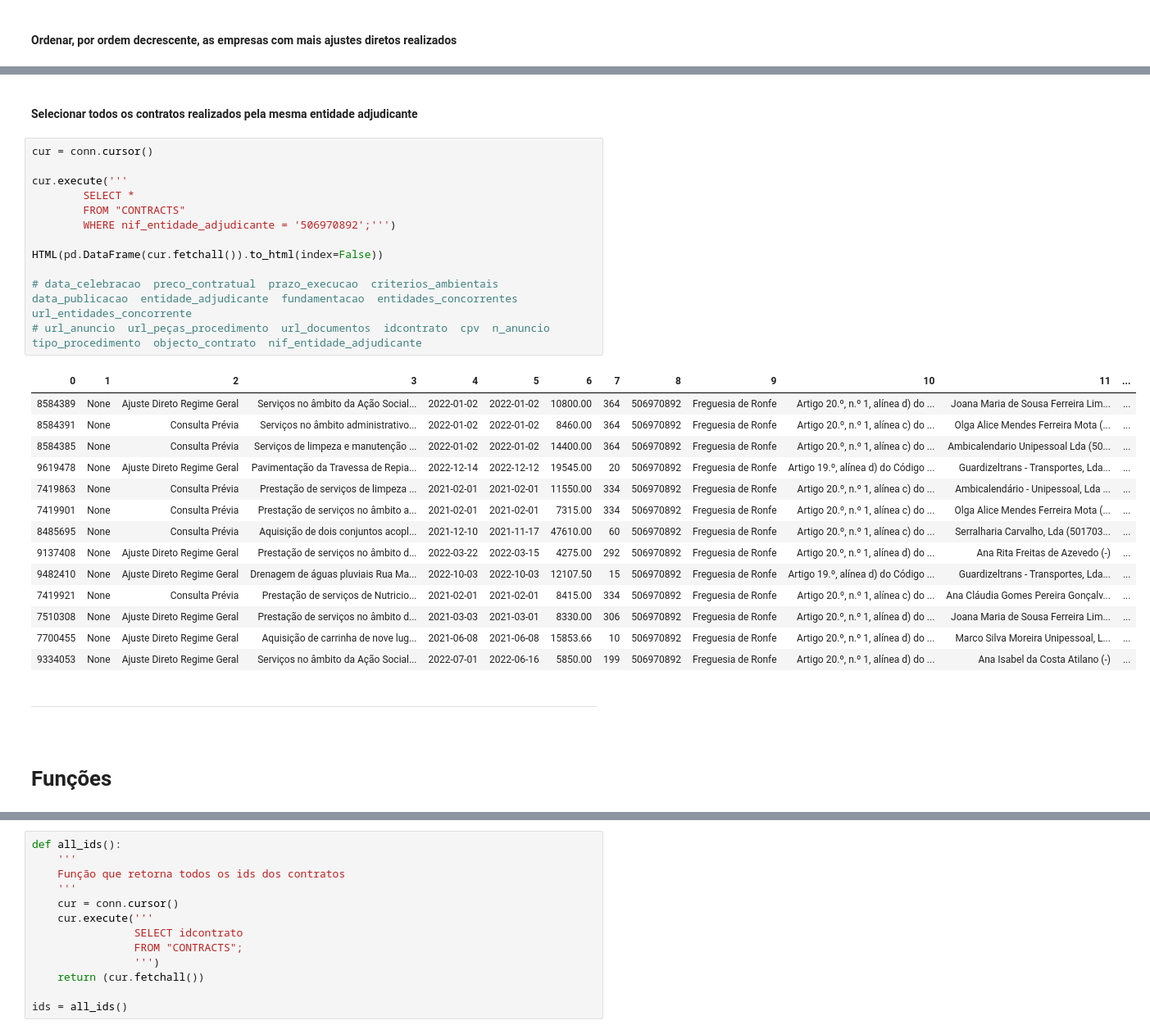
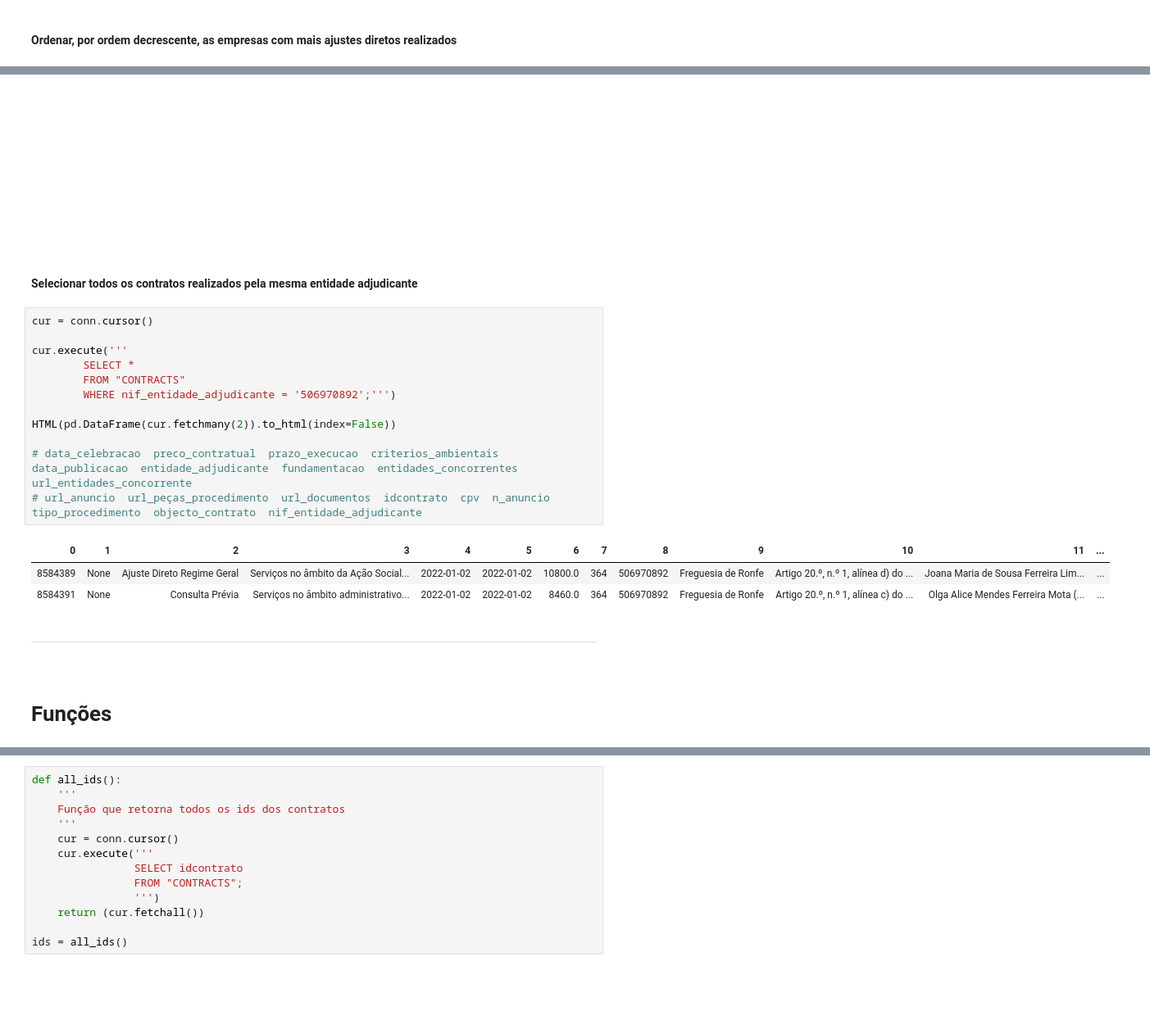
Before and after one commit to francisco-vpereira/ForceraIntership, a Jupyter notebook: forcera/scripts/contratos.ipynb, the cells around one changed output, grey strips where cells are left out. Shown at 82% size. Cells and saved outputs as stored; diff of their text form; blank space fills up the shorter version.

```diff
--- a/forcera/scripts/contratos.ipynb
+++ b/forcera/scripts/contratos.ipynb
@@ -161,37 +342,44 @@ HTML(pd.DataFrame(cur.fetchmany(10)).to_html(index=False))
+# %% [markdown]
+<br>
+
+<br>
+
+<br>
+
+<br>
+
+<br>
+
+<br>
+
+<br>
+
+<br>
 # %% [markdown]
 <br>
 
+<br>
+
 **Selecionar todos os contratos realizados pela mesma entidade adjudicante**
 # %%
 cur = conn.cursor()
 
 cur.execute('''
         SELECT *
         FROM "CONTRACTS"
         WHERE nif_entidade_adjudicante = '506970892';''')
 
-HTML(pd.DataFrame(cur.fetchall()).to_html(index=False))
+HTML(pd.DataFrame(cur.fetchmany(2)).to_html(index=False))
 
 # data_celebracao  preco_contratual  prazo_execucao  criterios_ambientais  data_publicacao  entidade_adjudicante  fundamentacao  entidades_concorrentes  url_entidades_concorrente
 # url_anuncio  url_peças_procedimento  url_documentos  idcontrato  cpv  n_anuncio  tipo_procedimento  objecto_contrato  nif_entidade_adjudicante
 # %% [output]
 | 0 | 1 | 2 | 3 | 4 | 5 | 6 | 7 | 8 | 9 | 10 | 11 | ... |
-| 8584389 | None | Ajuste Direto Regime Geral | Serviços no âmbito da Ação Social... | 2022-01-02 | 2022-01-02 | 10800.00 | 364 | 506970892 | Freguesia de Ronfe | Artigo 20.º, n.º 1, alínea d) do ... | Joana Maria de Sousa Ferreira Lim... | ... |
-| 8584391 | None | Consulta Prévia | Serviços no âmbito administrativo... | 2022-01-02 | 2022-01-02 | 8460.00 | 364 | 506970892 | Freguesia de Ronfe | Artigo 20.º, n.º 1, alínea c) do ... | Olga Alice Mendes Ferreira Mota (... | ... |
-| 8584385 | None | Consulta Prévia | Serviços de limpeza e manutenção ... | 2022-01-02 | 2022-01-02 | 14400.00 | 364 | 506970892 | Freguesia de Ronfe | Artigo 20.º, n.º 1, alínea c) do ... | Ambicalendario Unipessoal Lda (50... | ... |
-| 9619478 | None | Ajuste Direto Regime Geral | Pavimentação da Travessa de Repia... | 2022-12-14 | 2022-12-12 | 19545.00 | 20 | 506970892 | Freguesia de Ronfe | Artigo 19.º, alínea d) do Código ... | Guardizeltrans - Transportes, Lda... | ... |
-| 7419863 | None | Consulta Prévia | Prestação de serviços de limpeza ... | 2021-02-01 | 2021-02-01 | 11550.00 | 334 | 506970892 | Freguesia de Ronfe | Artigo 20.º, n.º 1, alínea c) do ... | Ambicalendário - Unipessoal, Lda ... | ... |
-| 7419901 | None | Consulta Prévia | Prestação de serviços no âmbito a... | 2021-02-01 | 2021-02-01 | 7315.00 | 334 | 506970892 | Freguesia de Ronfe | Artigo 20.º, n.º 1, alínea c) do ... | Olga Alice Mendes Ferreira Mota (... | ... |
-| 8485695 | None | Consulta Prévia | Aquisição de dois conjuntos acopl... | 2021-12-10 | 2021-11-17 | 47610.00 | 60 | 506970892 | Freguesia de Ronfe | Artigo 20.º, n.º 1, alínea c) do ... | Serralharia Carvalho, Lda (501703... | ... |
-| 9137408 | None | Ajuste Direto Regime Geral | Prestação de serviços no âmbito d... | 2022-03-22 | 2022-03-15 | 4275.00 | 292 | 506970892 | Freguesia de Ronfe | Artigo 20.º, n.º 1, alínea d) do ... | Ana Rita Freitas de Azevedo (-) | ... |
-| 9482410 | None | Ajuste Direto Regime Geral | Drenagem de águas pluviais Rua Ma... | 2022-10-03 | 2022-10-03 | 12107.50 | 15 | 506970892 | Freguesia de Ronfe | Artigo 19.º, alínea d) do Código ... | Guardizeltrans - Transportes, Lda... | ... |
-| 7419921 | None | Consulta Prévia | Prestação de serviços de Nutricio... | 2021-02-01 | 2021-02-01 | 8415.00 | 334 | 506970892 | Freguesia de Ronfe | Artigo 20.º, n.º 1, alínea c) do ... | Ana Cláudia Gomes Pereira Gonçalv... | ... |
-| 7510308 | None | Ajuste Direto Regime Geral | Prestação de serviços no âmbito d... | 2021-03-03 | 2021-03-01 | 8330.00 | 306 | 506970892 | Freguesia de Ronfe | Artigo 20.º, n.º 1, alínea d) do ... | Joana Maria de Sousa Ferreira Lim... | ... |
-| 7700455 | None | Ajuste Direto Regime Geral | Aquisição de carrinha de nove lug... | 2021-06-08 | 2021-06-08 | 15853.66 | 10 | 506970892 | Freguesia de Ronfe | Artigo 20.º, n.º 1, alínea d) do ... | Marco Silva Moreira Unipessoal, L... | ... |
-| 9334053 | None | Ajuste Direto Regime Geral | Serviços no âmbito da Ação Social... | 2022-07-01 | 2022-06-16 | 5850.00 | 199 | 506970892 | Freguesia de Ronfe | Artigo 20.º, n.º 1, alínea d) do ... | Ana Isabel da Costa Atilano (-) | ... |
+| 8584389 | None | Ajuste Direto Regime Geral | Serviços no âmbito da Ação Social... | 2022-01-02 | 2022-01-02 | 10800.0 | 364 | 506970892 | Freguesia de Ronfe | Artigo 20.º, n.º 1, alínea d) do ... | Joana Maria de Sousa Ferreira Lim... | ... |
+| 8584391 | None | Consulta Prévia | Serviços no âmbito administrativo... | 2022-01-02 | 2022-01-02 | 8460.0 | 364 | 506970892 | Freguesia de Ronfe | Artigo 20.º, n.º 1, alínea c) do ... | Olga Alice Mendes Ferreira Mota (... | ... |
-# %% [markdown]
-***
 # %% [markdown]
+***
+
 <br>
 
 # Funções
```
Also changed, not shown: parts of 16 cells of this notebook, 1 other file.
